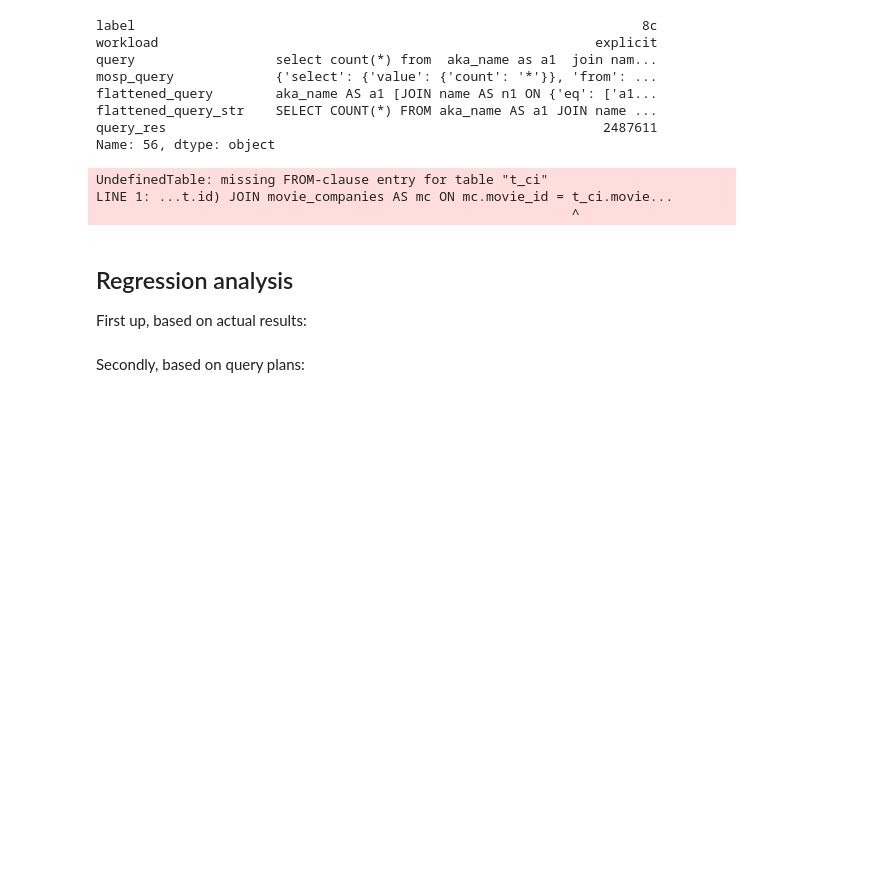
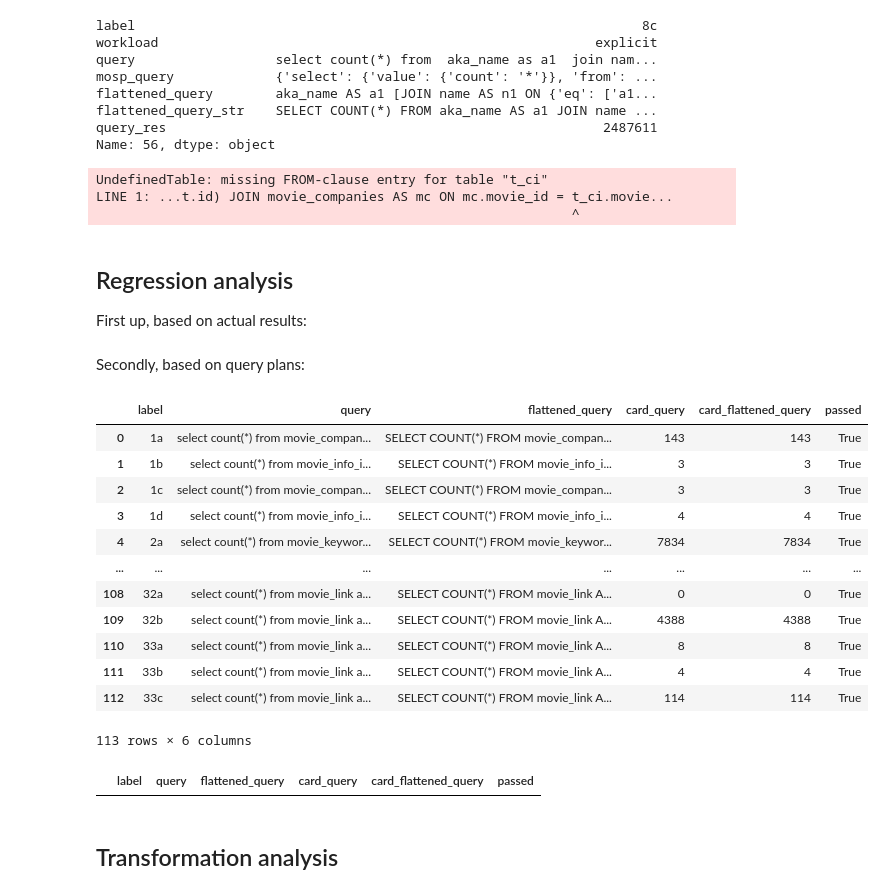
Before and after one commit to rbergm/PostBOUND, a Jupyter notebook: ues/QueryTransformation.ipynb, the cells around one changed output. Cells and saved outputs as stored; diff of their text form; code cells hidden in the pictures; blank space fills up the shorter version.

Commit message:
More regression test output

```diff
--- a/ues/QueryTransformation.ipynb
+++ b/ues/QueryTransformation.ipynb
@@ -763,0 +766,23 @@ else:
+# %%
+df_regressions = pd.read_csv("workloads/job-ues-flattened-regressions.csv")
+df_regressions
+# %% [output]
+|  | label | query | flattened_query | card_query | card_flattened_query | passed |
+| 0 | 1a | select count(*) from movie_compan... | SELECT COUNT(*) FROM movie_compan... | 143 | 143 | True |
+| 1 | 1b | select count(*) from movie_info_i... | SELECT COUNT(*) FROM movie_info_i... | 3 | 3 | True |
+| 2 | 1c | select count(*) from movie_compan... | SELECT COUNT(*) FROM movie_compan... | 3 | 3 | True |
+| 3 | 1d | select count(*) from movie_info_i... | SELECT COUNT(*) FROM movie_info_i... | 4 | 4 | True |
+| 4 | 2a | select count(*) from movie_keywor... | SELECT COUNT(*) FROM movie_keywor... | 7834 | 7834 | True |
+| ... | ... | ... | ... | ... | ... | ... |
+| 108 | 32a | select count(*) from movie_link a... | SELECT COUNT(*) FROM movie_link A... | 0 | 0 | True |
+| 109 | 32b | select count(*) from movie_link a... | SELECT COUNT(*) FROM movie_link A... | 4388 | 4388 | True |
+| 110 | 33a | select count(*) from movie_link a... | SELECT COUNT(*) FROM movie_link A... | 8 | 8 | True |
+| 111 | 33b | select count(*) from movie_link a... | SELECT COUNT(*) FROM movie_link A... | 4 | 4 | True |
+| 112 | 33c | select count(*) from movie_link a... | SELECT COUNT(*) FROM movie_link A... | 114 | 114 | True |
+113 rows × 6 columns
+# %%
+df_regressions[~df_regressions.passed]
+# %% [output]
+|  | label | query | flattened_query | card_query | card_flattened_query | passed |
+# %% [markdown]
+## Transformation analysis
```
Also changed, not shown: parts of 5 cells of this notebook.
